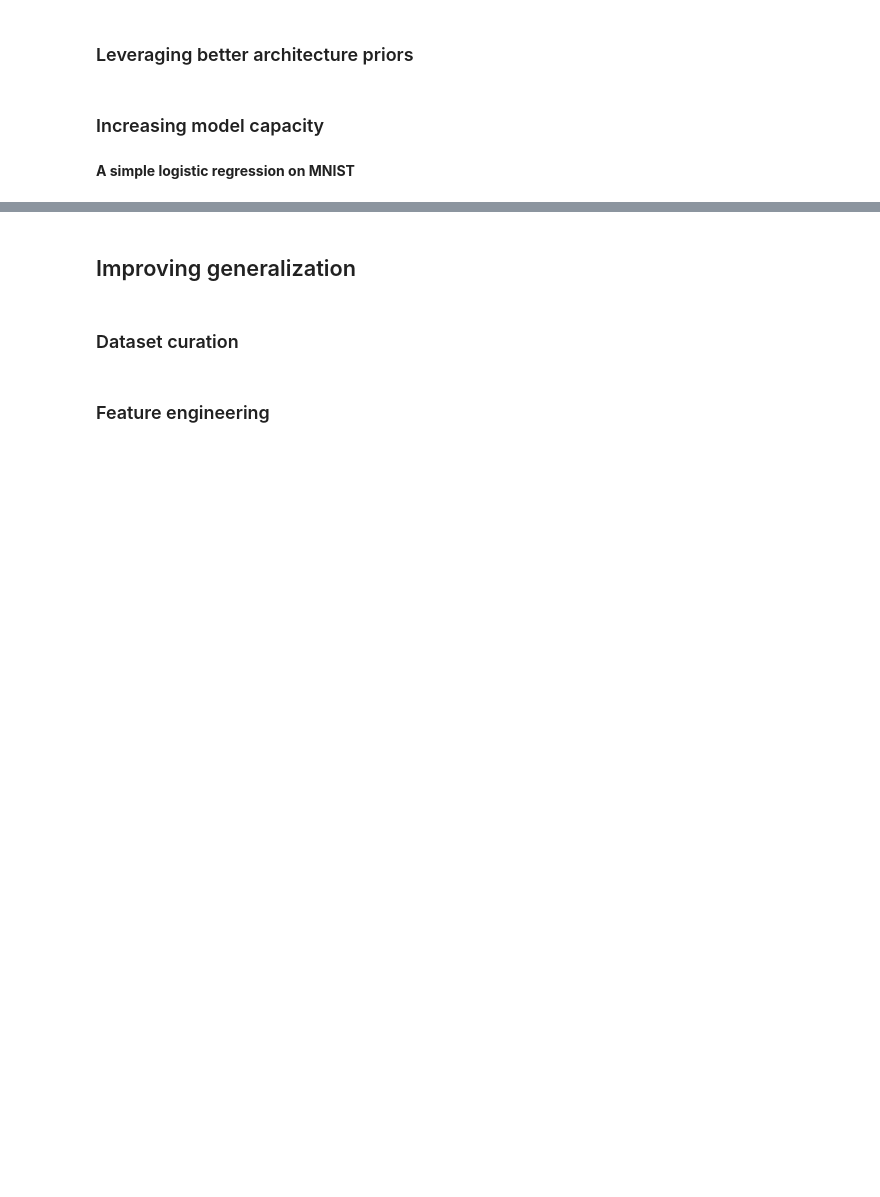
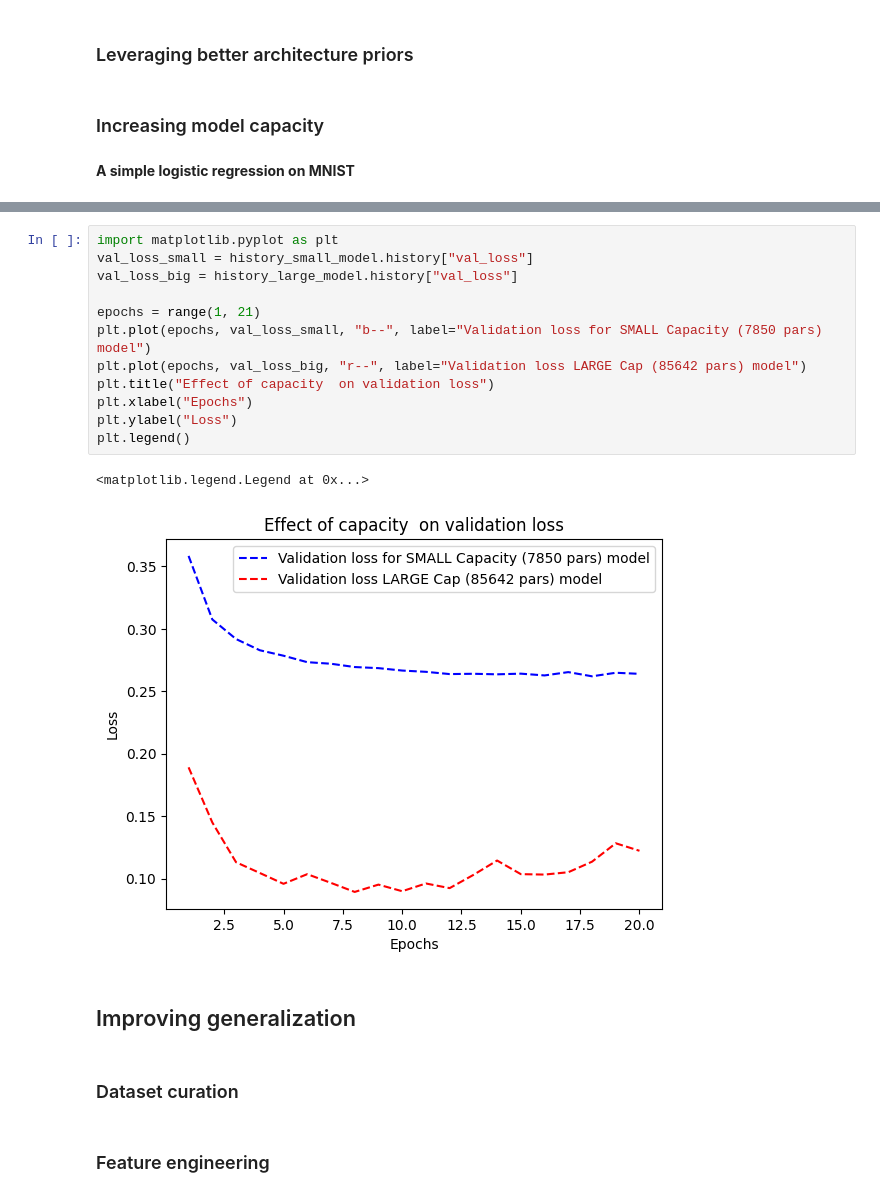
Before and after one commit to ftk1000/deep-learning-with-python-notebooks, a Jupyter notebook: chapter05_fund-ml_VER2.ipynb, the cells around one changed output, grey strips where cells are left out. Cells and saved outputs as stored; diff of their text form; blank space fills up the shorter version.

```diff
--- a/chapter05_fund-ml_VER2.ipynb
+++ b/chapter05_fund-ml_VER2.ipynb
@@ -294,3 +481,18 @@ history_large_model = model.fit(
+# %%
+import matplotlib.pyplot as plt
+val_loss_small = history_small_model.history["val_loss"]
+val_loss_big = history_large_model.history["val_loss"]
+
+epochs = range(1, 21)
+plt.plot(epochs, val_loss_small, "b--", label="Validation loss for SMALL Capacity (7850 pars) model")
+plt.plot(epochs, val_loss_big, "r--", label="Validation loss LARGE Cap (85642 pars) model")
+plt.title("Effect of capacity  on validation loss")
+plt.xlabel("Epochs")
+plt.ylabel("Loss")
+plt.legend()
+# %% [output]
+<matplotlib.legend.Legend at 0x...>
+[figure, added]
 # %% [markdown]
 ## Improving generalization
 # %% [markdown]
```
Also changed, not shown: parts of 18 cells of this notebook.
